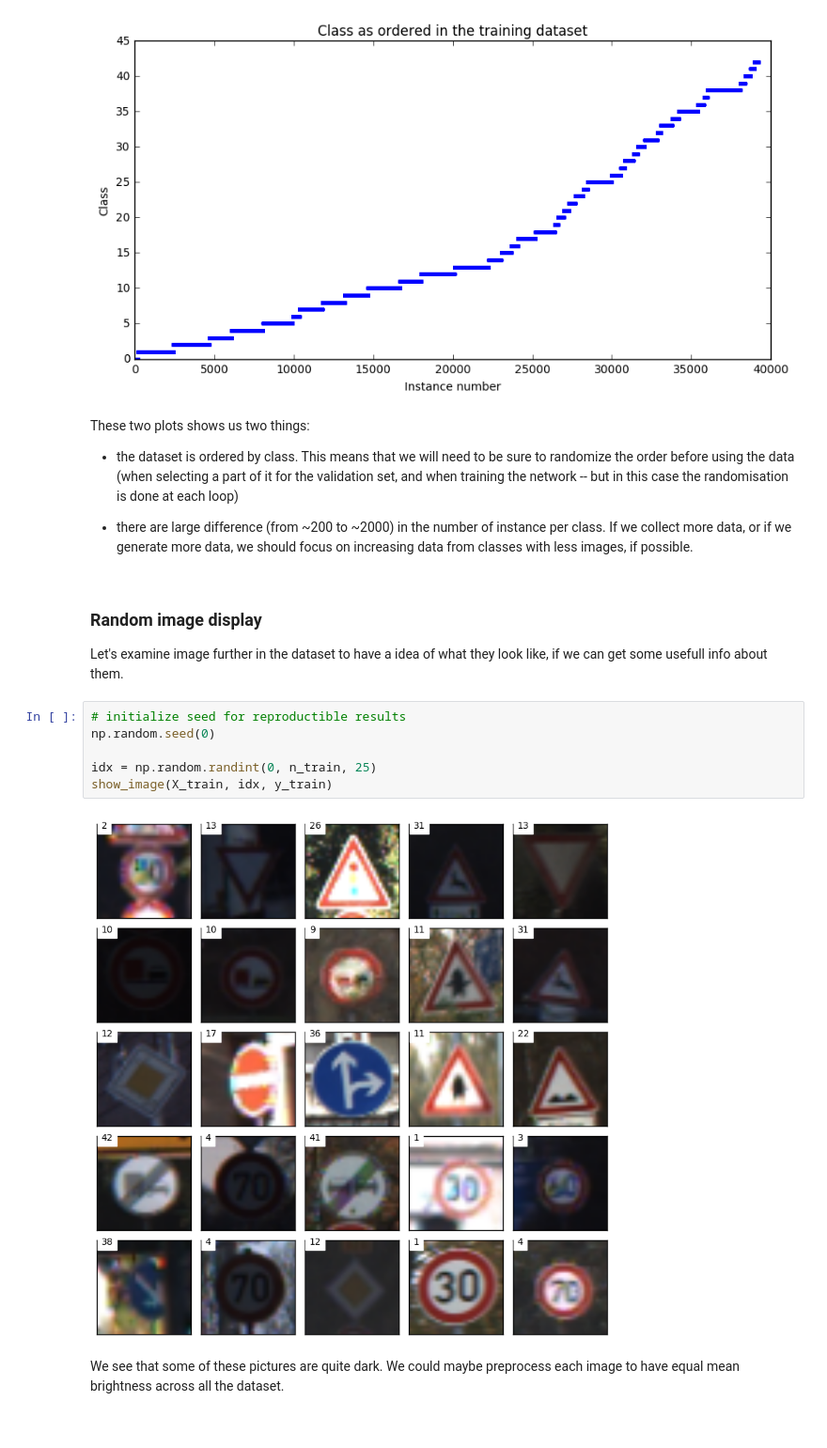
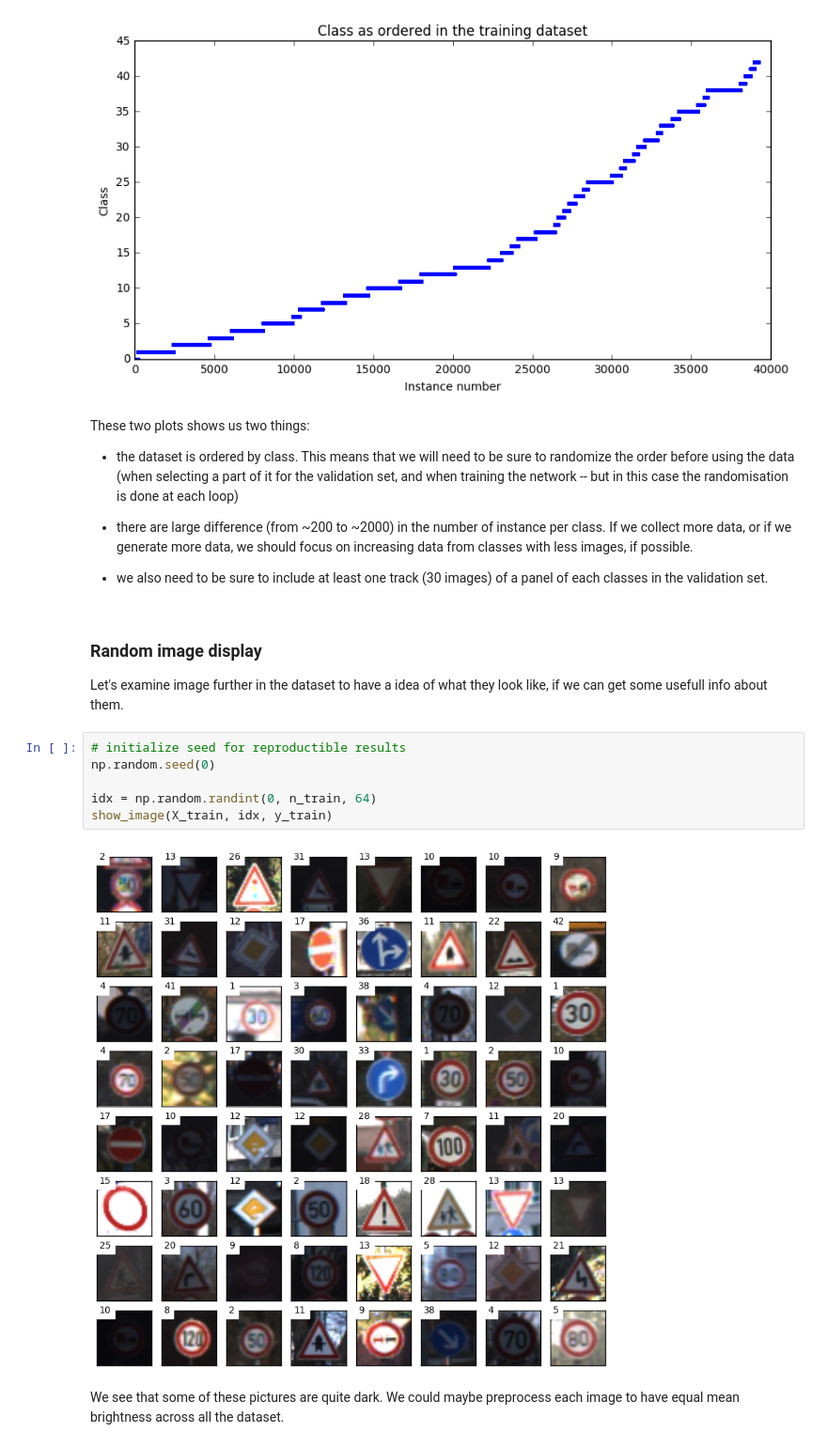
Before and after one commit to 2PetitsVerres/CarND-Traffic-Sign-Classifier-Project, a Jupyter notebook: Traffic_Sign_Classifier.ipynb, the cells around one changed output. Shown at 94% size. Drawn from its saved outputs; the diff is of its cells as text.

```diff
--- a/Traffic_Sign_Classifier.ipynb
+++ b/Traffic_Sign_Classifier.ipynb
@@ -166,17 +172,19 @@ These two plots shows us two things:
 - the dataset is ordered by class. This means that we will need to be sure to randomize the order before using the data (when selecting a part of it for the validation set, and when training the network -- but in this case the randomisation is done at each loop)
 
 - there are large difference (from ~200 to ~2000) in the number of instance per class. If we collect more data, or if we generate more data, we should focus on increasing data from classes with less images, if possible.
+
+- we also need to be sure to include at least one track (30 images) of a panel of each classes in the validation set.
 # %% [markdown]
 ### Random image display
 Let's examine image further in the dataset to have a idea of what they look like, if we can get some usefull info about them.
 # %%
 # initialize seed for reproductible results
 np.random.seed(0)
 
-idx = np.random.randint(0, n_train, 25)
+idx = np.random.randint(0, n_train, 64)
 show_image(X_train, idx, y_train)
 # %% [output]
-[figure, old version]
+[figure, new version]
 # %% [markdown]
 We see that some of these pictures are quite dark. We could maybe preprocess each image to have equal mean brightness across all the dataset.
 # %% [markdown]
```
Also changed, not shown: parts of 17 cells of this notebook.
